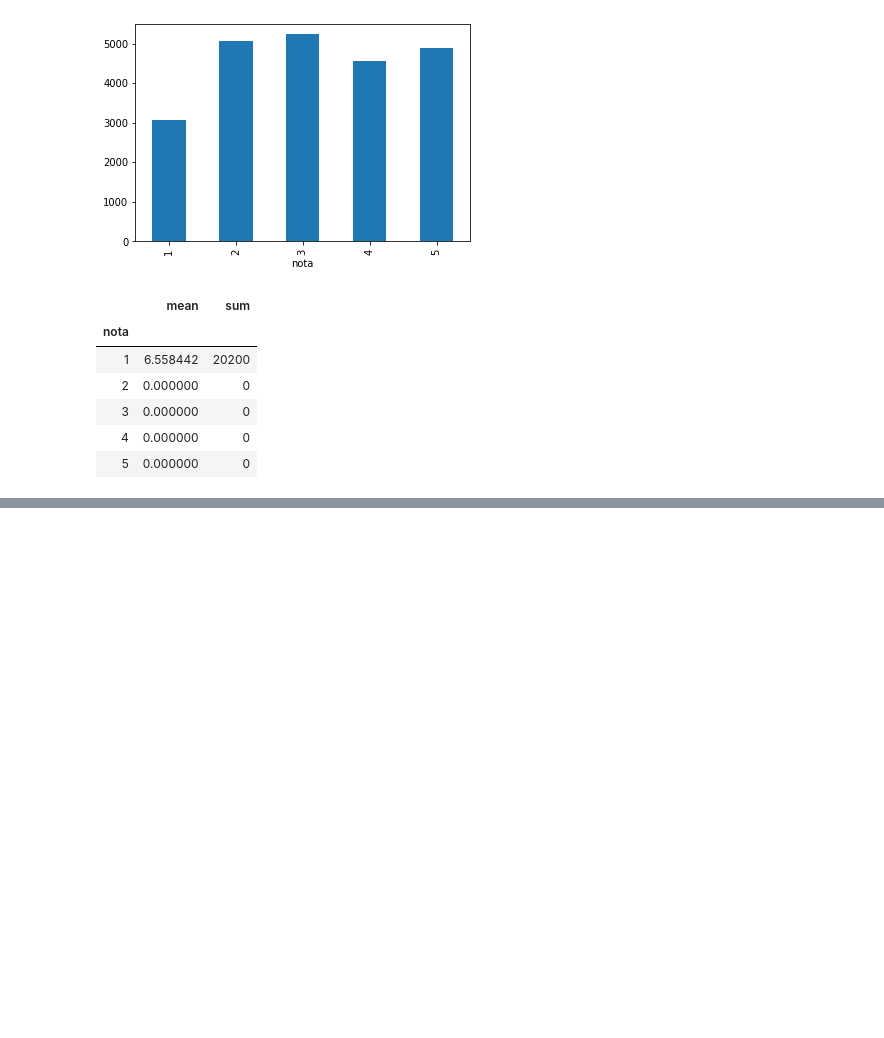
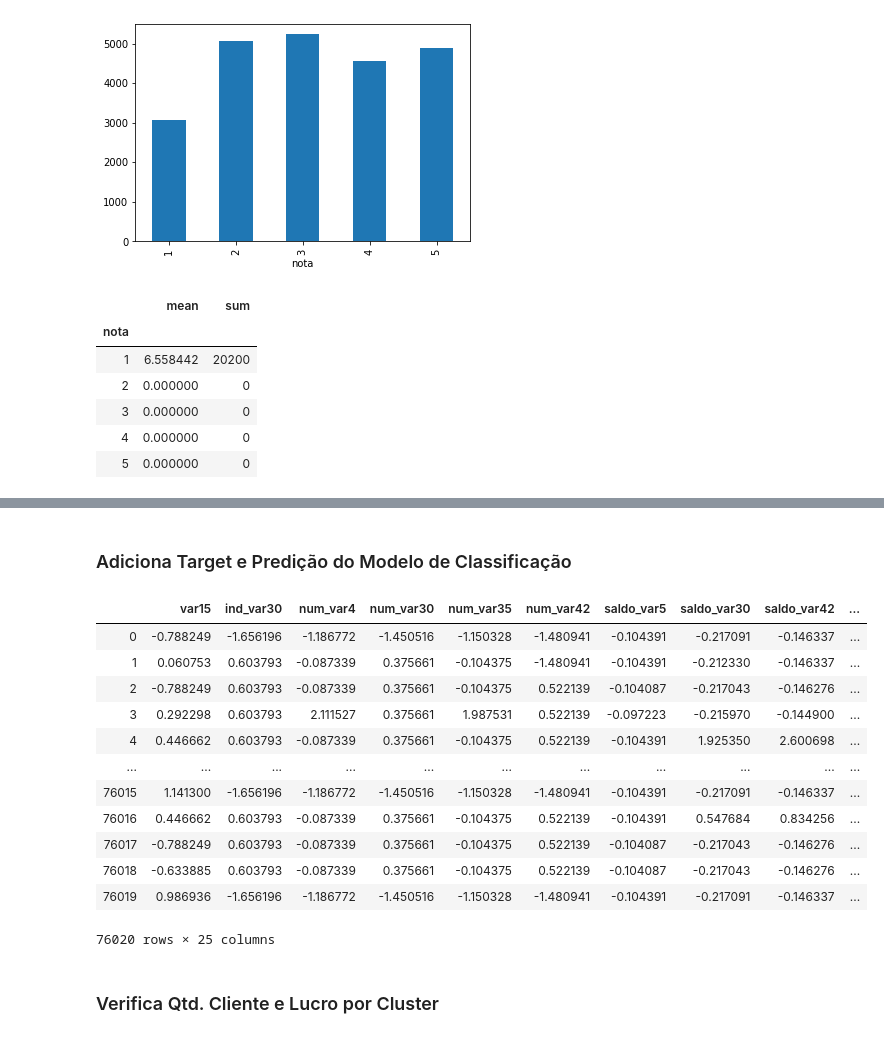
Before and after one commit to brunaolivc/DATA_MASTER, a Jupyter notebook: DM_prep.ipynb, the cells around one changed output, grey strips where cells are left out. Cells and saved outputs as stored; diff of their text form; code cells hidden in the pictures; blank space fills up the shorter version.

```diff
--- a/DM_prep.ipynb
+++ b/DM_prep.ipynb
@@ -967,0 +1049,2 @@ notas_teste.groupby(['nota']).agg(['mean','sum'])['lucro']
+# %%
+kmeans_final = KMeans(n_clusters=4, init = "k-means++", n_init=15,  random_state = 42)
@@ -967,0 +1056,25 @@ notas_teste.groupby(['nota']).agg(['mean','sum'])['lucro']
+# %% [markdown]
+### Adiciona Target e Predição do Modelo de Classificação
+# %%
+base_cluster_scl['TARGET'] = dados_nodup['TARGET']
+
+classif = XGB_final.predict_proba(base_cluster)[:,1]
+base_cluster_scl['Probabilidade'] = classif
+base_cluster_scl['TARGET_pred'] = (base_cluster_scl['Probabilidade'] >= 0.508).astype('int')
+base_cluster_scl
+# %% [output]
+|  | var15 | ind_var30 | num_var4 | num_var30 | num_var35 | num_var42 | saldo_var5 | saldo_var30 | saldo_var42 | ... |
+| 0 | -0.788249 | -1.656196 | -1.186772 | -1.450516 | -1.150328 | -1.480941 | -0.104391 | -0.217091 | -0.146337 | ... |
+| 1 | 0.060753 | 0.603793 | -0.087339 | 0.375661 | -0.104375 | -1.480941 | -0.104391 | -0.212330 | -0.146337 | ... |
+| 2 | -0.788249 | 0.603793 | -0.087339 | 0.375661 | -0.104375 | 0.522139 | -0.104087 | -0.217043 | -0.146276 | ... |
+| 3 | 0.292298 | 0.603793 | 2.111527 | 0.375661 | 1.987531 | 0.522139 | -0.097223 | -0.215970 | -0.144900 | ... |
+| 4 | 0.446662 | 0.603793 | -0.087339 | 0.375661 | -0.104375 | 0.522139 | -0.104391 | 1.925350 | 2.600698 | ... |
+| ... | ... | ... | ... | ... | ... | ... | ... | ... | ... | ... |
+| 76015 | 1.141300 | -1.656196 | -1.186772 | -1.450516 | -1.150328 | -1.480941 | -0.104391 | -0.217091 | -0.146337 | ... |
+| 76016 | 0.446662 | 0.603793 | -0.087339 | 0.375661 | -0.104375 | 0.522139 | -0.104391 | 0.547684 | 0.834256 | ... |
+| 76017 | -0.788249 | 0.603793 | -0.087339 | 0.375661 | -0.104375 | 0.522139 | -0.104087 | -0.217043 | -0.146276 | ... |
+| 76018 | -0.633885 | 0.603793 | -0.087339 | 0.375661 | -0.104375 | 0.522139 | -0.104087 | -0.217043 | -0.146276 | ... |
+| 76019 | 0.986936 | -1.656196 | -1.186772 | -1.450516 | -1.150328 | -1.480941 | -0.104391 | -0.217091 | -0.146337 | ... |
+76020 rows × 25 columns
+# %% [markdown]
+### Verifica Qtd. Cliente e Lucro por Cluster
```
Also changed, not shown: parts of 20 cells of this notebook.
